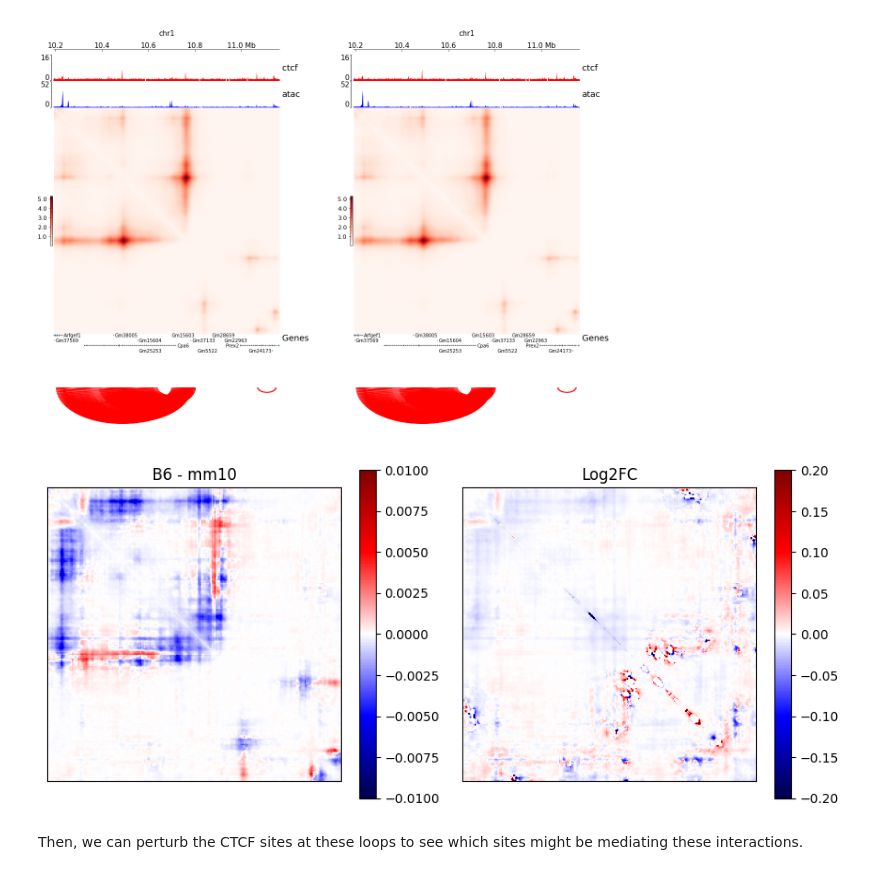
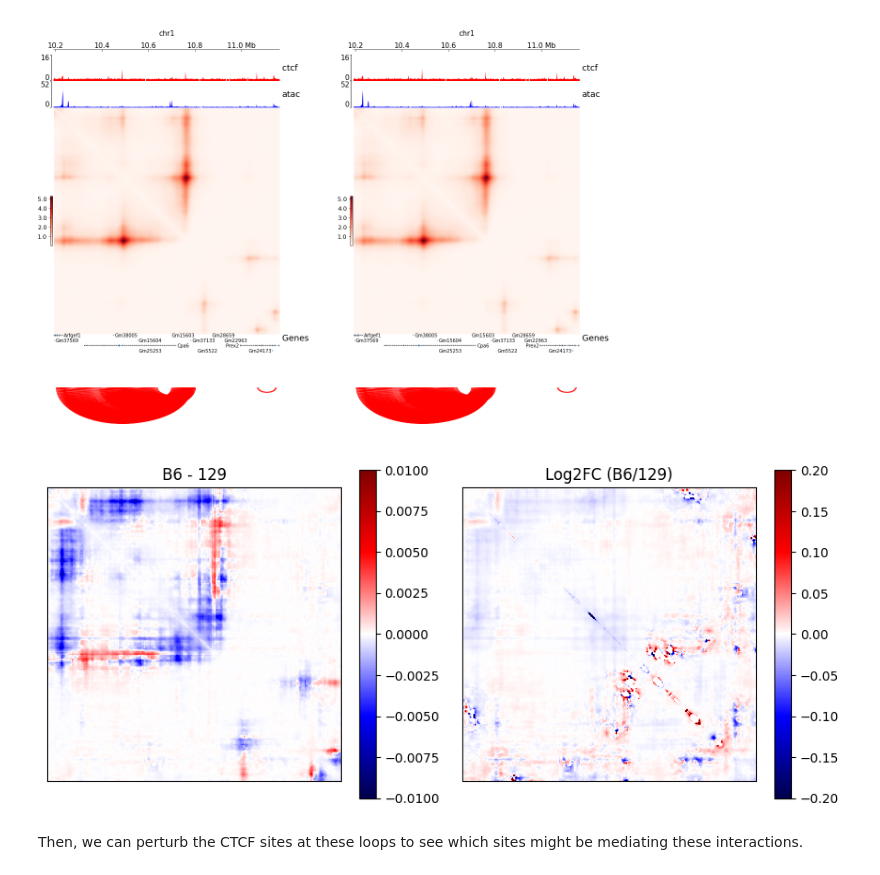
Before and after one commit to dylan-plummer/C.Shark, a Jupyter notebook: examples/diploid_example.ipynb, the cells around one changed output. Drawn from its saved outputs; the diff is of its cells as text; code cells hidden in the pictures.

```diff
--- a/examples/diploid_example.ipynb
+++ b/examples/diploid_example.ipynb
@@ -92,34 +92,34 @@ b6_mat = b6_cool.matrix(balance=False).fetch(region)
               atac=../cshark_data/data/mm10/129_b6_5kb/genomic_features/atac.bw \
     --silent
 # %%
-mm10_cool = cooler.Cooler('tmp/tmp.cool')
-mm10_mat = mm10_cool.matrix(balance=False).fetch(region)
+m129_cool = cooler.Cooler('tmp/tmp.cool')
+m129_mat = m129_cool.matrix(balance=False).fetch(region)
 # %%
 display_images(f'outputs/b6_129_b6_5kb_{chrom}_{start}_ctcf_pred_tracks.png',
                f'outputs/129_129_b6_5kb_{chrom}_{start}_ctcf_pred_tracks.png')
 # %% [output]
 [figure]
 # %%
-diff = b6_mat - mm10_mat
+diff = b6_mat - m129_mat
 EPS = 1e-5
-log2fc = np.log2((np.clip(b6_mat, 0, None) + EPS) / (np.clip(mm10_mat, 0, None) + EPS))
+log2fc = np.log2((np.clip(b6_mat, 0, None) + EPS) / (np.clip(m129_mat, 0, None) + EPS))
 
 fig, axs = plt.subplots(1, 2, figsize=(9, 4))
 # plt.imshow(log2fc, cmap='bwr', vmin=-0.5, vmax=0.5)
 im = axs[0].imshow(diff, cmap='seismic', vmin=-0.01, vmax=0.01)
 plt.colorbar(im, ax=axs[0])
-axs[0].set_title('B6 - mm10')
+axs[0].set_title('B6 - 129')
 axs[0].set_xticks([])
 axs[0].set_yticks([])
 im = axs[1].imshow(log2fc, cmap='seismic', vmin=-0.2, vmax=0.2)
 plt.colorbar(im, ax=axs[1])
-axs[1].set_title('Log2FC')
+axs[1].set_title('Log2FC (B6/129)')
 axs[1].set_xticks([])
 axs[1].set_yticks([])
 plt.tight_layout()
 plt.show()
 # %% [output]
-[figure, old version]
+[figure, new version]
 # %% [markdown]
 Then, we can perturb the CTCF sites at these loops to see which sites might be mediating these interactions.
 # %%
```
